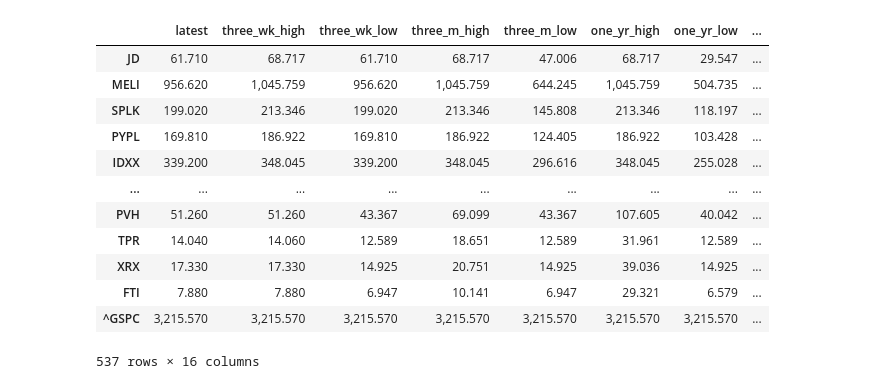
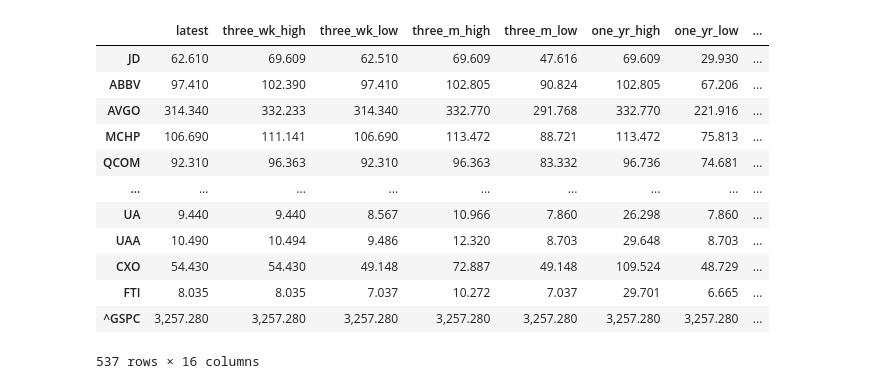
Before and after one commit to buttmich/notebook-test, a Jupyter notebook: stochastic_playground.ipynb, the cells around one changed output. Drawn from its saved outputs; the diff is of its cells as text; code cells hidden in the pictures.

```diff
--- a/stochastic_playground.ipynb
+++ b/stochastic_playground.ipynb
@@ -9,11 +9,11 @@ import datetime
 pd.options.display.float_format = '{:,.3f}'.format
 # %%
 %%time
-raw = pytrade.get_data(reload = False)
+raw = pytrade.get_data(reload = True)
 ratios = pytrade.calculate_ratio(raw)
 output = pytrade.analysis_1.run(ratios)
 output.sort_values(by="short_term_metric",ascending=False,inplace=True)
-my_shortterm = output.loc[["DG","BLK","DXCM","QRVO","AMD","LULU","MSFT"]]
+my_shortterm = output.loc[["DG","MELI","DXCM","AMD","JD","MSFT"]]
 my_longterm = output.loc[["AMGN","AAPL","UNH","NLOK","WMT","OKE","INTC","KLAC","REGN"]]
 shortterm_portfolio = pytrade.Portfolio.load("st_portfolio", raw)
 longterm_portfolio = pytrade.Portfolio.load("lt_portfolio", raw)
@@ -23,15 +24,15 @@ Wall time: 157 ms
 |  | latest | three_wk_high | three_wk_low | three_m_high | three_m_low | one_yr_high | one_yr_low | ... |
-| JD | 61.710 | 68.717 | 61.710 | 68.717 | 47.006 | 68.717 | 29.547 | ... |
-| MELI | 956.620 | 1,045.759 | 956.620 | 1,045.759 | 644.245 | 1,045.759 | 504.735 | ... |
-| SPLK | 199.020 | 213.346 | 199.020 | 213.346 | 145.808 | 213.346 | 118.197 | ... |
-| PYPL | 169.810 | 186.922 | 169.810 | 186.922 | 124.405 | 186.922 | 103.428 | ... |
-| IDXX | 339.200 | 348.045 | 339.200 | 348.045 | 296.616 | 348.045 | 255.028 | ... |
+| JD | 62.610 | 69.609 | 62.510 | 69.609 | 47.616 | 69.609 | 29.930 | ... |
+| ABBV | 97.410 | 102.390 | 97.410 | 102.805 | 90.824 | 102.805 | 67.206 | ... |
+| AVGO | 314.340 | 332.233 | 314.340 | 332.770 | 291.768 | 332.770 | 221.916 | ... |
+| MCHP | 106.690 | 111.141 | 106.690 | 113.472 | 88.721 | 113.472 | 75.813 | ... |
+| QCOM | 92.310 | 96.363 | 92.310 | 96.363 | 83.332 | 96.736 | 74.681 | ... |
 | ... | ... | ... | ... | ... | ... | ... | ... | ... |
-| PVH | 51.260 | 51.260 | 43.367 | 69.099 | 43.367 | 107.605 | 40.042 | ... |
-| TPR | 14.040 | 14.060 | 12.589 | 18.651 | 12.589 | 31.961 | 12.589 | ... |
-| XRX | 17.330 | 17.330 | 14.925 | 20.751 | 14.925 | 39.036 | 14.925 | ... |
-| FTI | 7.880 | 7.880 | 6.947 | 10.141 | 6.947 | 29.321 | 6.579 | ... |
-| ^GSPC | 3,215.570 | 3,215.570 | 3,215.570 | 3,215.570 | 3,215.570 | 3,215.570 | 3,215.570 | ... |
+| UA | 9.440 | 9.440 | 8.567 | 10.966 | 7.860 | 26.298 | 7.860 | ... |
+| UAA | 10.490 | 10.494 | 9.486 | 12.320 | 8.703 | 29.648 | 8.703 | ... |
+| CXO | 54.430 | 54.430 | 49.148 | 72.887 | 49.148 | 109.524 | 48.729 | ... |
+| FTI | 8.035 | 8.035 | 7.037 | 10.272 | 7.037 | 29.701 | 6.665 | ... |
+| ^GSPC | 3,257.280 | 3,257.280 | 3,257.280 | 3,257.280 | 3,257.280 | 3,257.280 | 3,257.280 | ... |
 537 rows × 16 columns
 # %%
 output.sort_values(by="long_term_metric",ascending=False,inplace=True)
```
Also changed, not shown: parts of 27 cells of this notebook, 6 other files.
